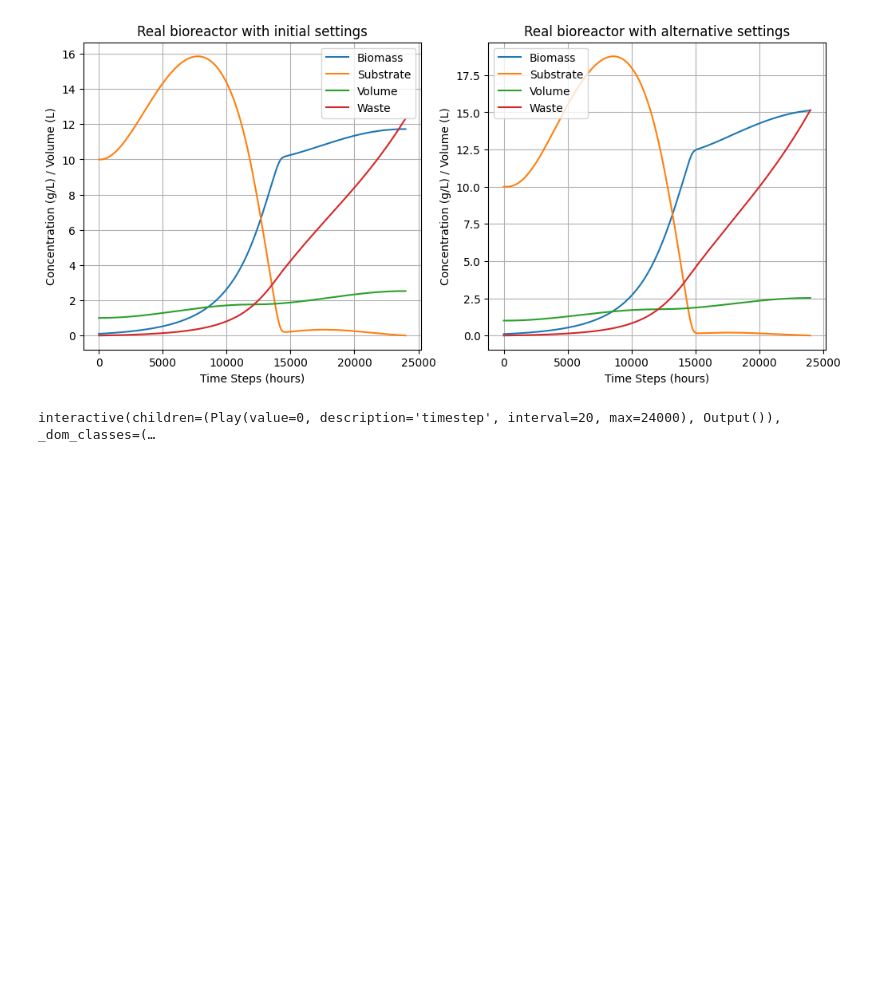
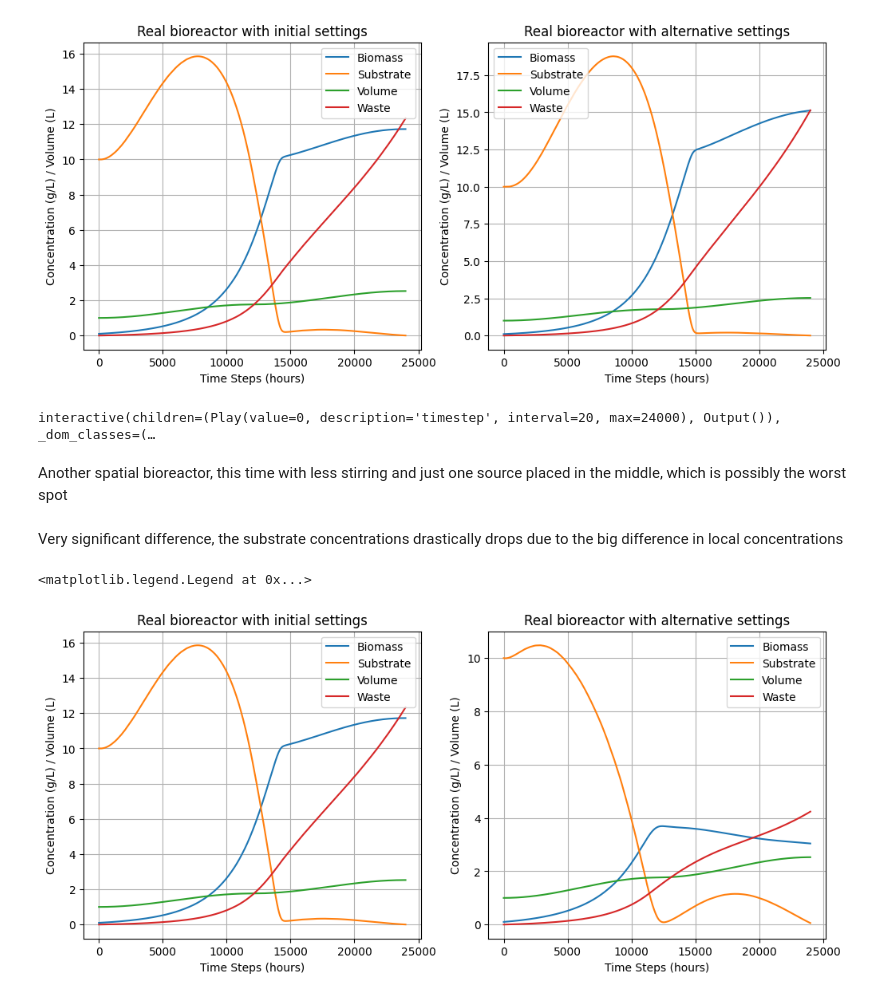
Before and after one commit to RayeneZanina/bioreactor-control, a Jupyter notebook: main.ipynb, the cells around one changed output. Saved outputs shown, nothing was run; the diff lists cells and outputs as text; code cells hidden in the pictures; blank space fills up the shorter version.

```diff
--- a/main.ipynb
+++ b/main.ipynb
@@ -194,3 +251,55 @@ interactive(plotter, timestep = Play(min=0, max=time_steps, value=0, interval=20
              history=fixed(alt_history))
 # %% [output]
 interactive(children=(Play(value=0, description='timestep', interval=20, max=24000), Output()), _dom_classes=(…
+# %% [markdown]
+Another spatial bioreactor, this time with less stirring and just one source placed in the middle, which is possibly the worst spot
+# %%
+alt2_grid_params = {
+            'grid_size': 50,
+            'omega': 1.0,
+            'alpha': 0.5,
+            'Ds': 2e-3,
+            'Dw': 1e-3,
+            'intake_source' : [[24],[24]]
+        }
+
+real_bioreactor = real_Bioreactor(bioreactor_params, alt2_grid_params)
+ekf = EKF(real_bioreactor, ekf_params)
+alt2_true_states = []
+alt2_estimated_state = []
+alt2_X_grids = []
+alt2_S_grids = []
+alt2_true_states.append(real_bioreactor.state.copy())
+alt2_estimated_state.append(ekf.state.copy())
+alt2_X_grids.append(real_bioreactor.X_grid.copy())
+alt2_S_grids.append(real_bioreactor.S_grid.copy())
+for t in range(time_steps):
+    F = F_sine(t * dt)
+    real_bioreactor.update(F, dt)
+    alt2_true_states.append(real_bioreactor.state.copy())
+    alt2_estimated_state.append(ekf.step(F,t, dt))
+    alt2_X_grids.append(real_bioreactor.X_grid.copy())
+    alt2_S_grids.append(real_bioreactor.S_grid.copy())
+alt2_true_states = np.array(alt2_true_states)
+alt2_history = {'biomass': alt2_X_grids, 'substrate': alt2_S_grids}
+# %% [markdown]
+Very significant difference, the substrate concentrations drastically drops due to the big difference in local concentrations
+# %%
+plt.figure(figsize=(12, 5))
+plt.subplot(1, 2, 1)
+plt.plot(true_states_real, label=['Biomass', 'Substrate', 'Volume', 'Waste'])
+plt.xlabel('Time Steps (hours)')
+plt.ylabel('Concentration (g/L) / Volume (L)')
+plt.grid()
+plt.legend()
+plt.title('Real bioreactor with initial settings')
+plt.subplot(1, 2, 2)
+plt.plot(alt2_true_states, label=['Biomass', 'Substrate', 'Volume', 'Waste'])
+plt.xlabel('Time Steps (hours)')
+plt.ylabel('Concentration (g/L) / Volume (L)')
+plt.grid()
+plt.title('Real bioreactor with alternative settings')
+plt.legend()
+# %% [output]
+<matplotlib.legend.Legend at 0x...>
+[figure, added]
```
Also changed, not shown: parts of 17 cells of this notebook.
